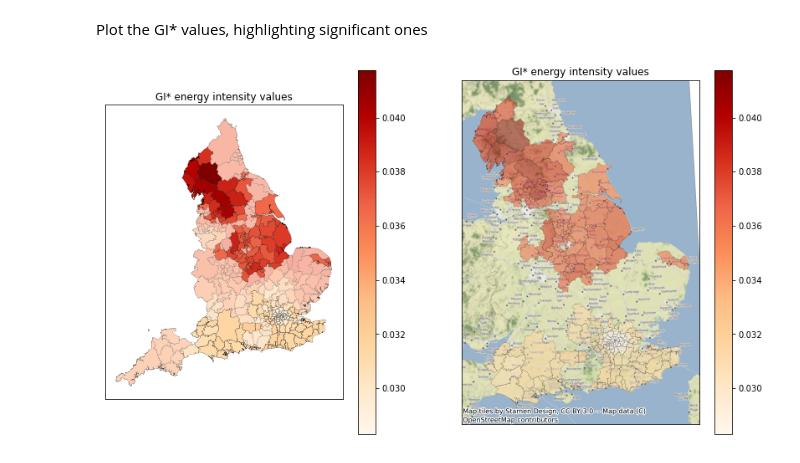
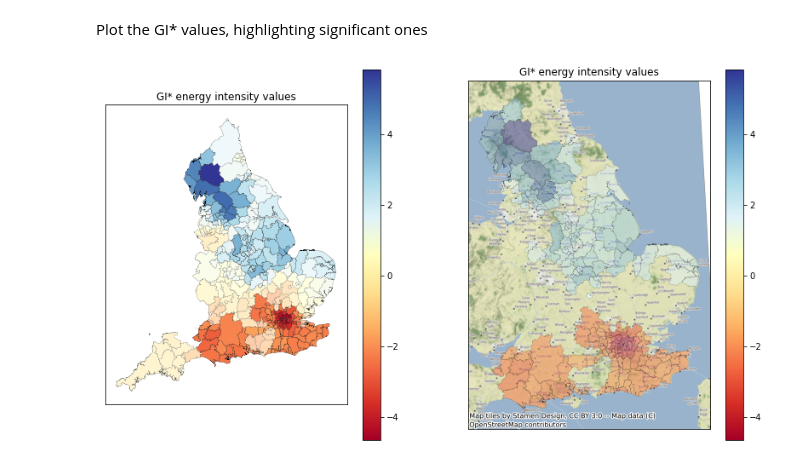
Before and after one commit to anetobradley/energy_flex, a Jupyter notebook: 02-EnergyModel/Energy_Intensity_Analysis/energy_intensity_analysis.ipynb, the cells around one changed output. Drawn from its saved outputs; the diff is of its cells as text; code cells hidden in the pictures.

```diff
--- a/02-EnergyModel/Energy_Intensity_Analysis/energy_intensity_analysis.ipynb
+++ b/02-EnergyModel/Energy_Intensity_Analysis/energy_intensity_analysis.ipynb
@@ -322,6 +324,7 @@ Can now access the following information (see [pysal docs](https://splot.readthe
 # %%
 # Attach information back to the energy_intensity dataframe
 energy_intensity['Gs'] = g.Gs
+energy_intensity['Zs'] = g.Zs
 energy_intensity['Gs_psig'] = g.p_sim
 energy_intensity['Gs_sig'] = g.p_sim<0.05
 # %% [markdown]
@@ -329,25 +332,31 @@ Plot the GI* values, highlighting significant ones
 # %%
 fig, axes = plt.subplots(1, 2, figsize=(14,8))
 ax1 = axes[0]
 ax2 = axes[1]
 
+# What to map, and colours
+# col = 'Gs' # G values
+col = 'Zs' # Z values
+colour_map = "RdYlBu"
+#colour_map = "OrRd"
+
 # Plot without basemap
 ax1.set_title("GI* energy intensity values")
-energy_intensity.plot(column='Gs', cmap='OrRd', edgecolor='k', alpha=1.0,
+energy_intensity.plot(column=col, cmap=colour_map, edgecolor='k', alpha=1.0,
                       linewidth=0.2, legend=True, ax=ax1)
 ax1.get_xaxis().set_visible(False)
 ax1.get_yaxis().set_visible(False)
 
 # Mask out non significant
 energy_intensity.loc[~energy_intensity.Gs_sig]\
         .plot(alpha=0.5, color="white", edgecolor='k', linewidth=0.0, ax=ax1)
 
 # Plot with basemap (ignoring non significant)
 ax2.set_title("GI* energy intensity values")
 energy_intensity[energy_intensity.Gs_sig]\
-    .plot(column='Gs', cmap='OrRd', edgecolor='k', alpha=0.5, linewidth=0.2, legend=True, ax=ax2)
+    .plot(column=col, cmap=colour_map, edgecolor='k', alpha=0.5, linewidth=0.2, legend=True, ax=ax2)
 cx.add_basemap(ax2, crs=energy_intensity.crs)
 ax2.get_xaxis().set_visible(False)
 ax2.get_yaxis().set_visible(False)
 # %% [output]
-[figure, old version]
+[figure, new version]
```
Also changed, not shown: parts of 6 cells of this notebook.
